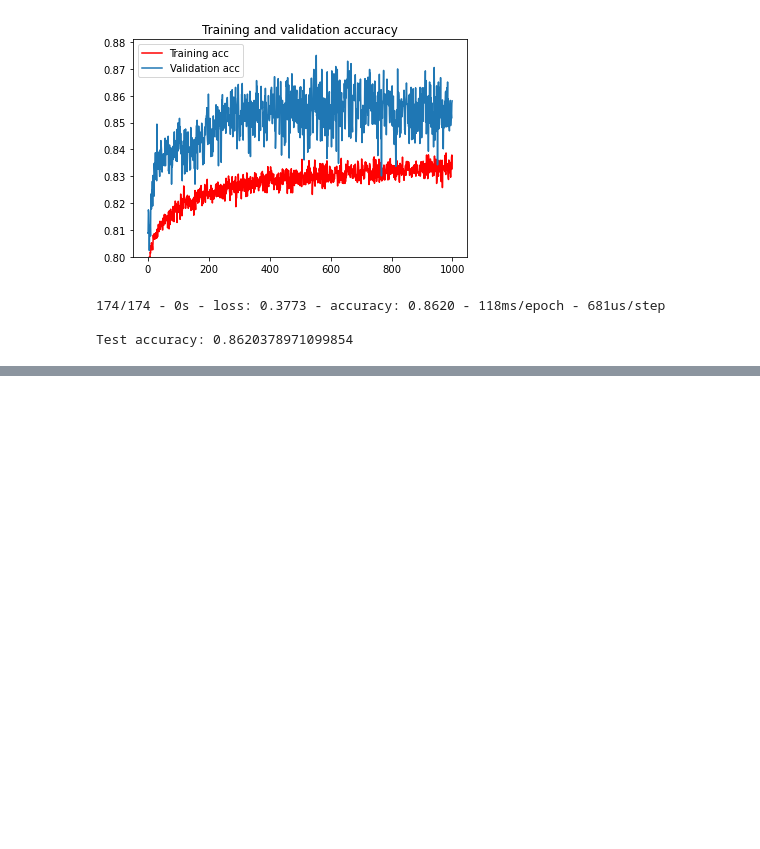
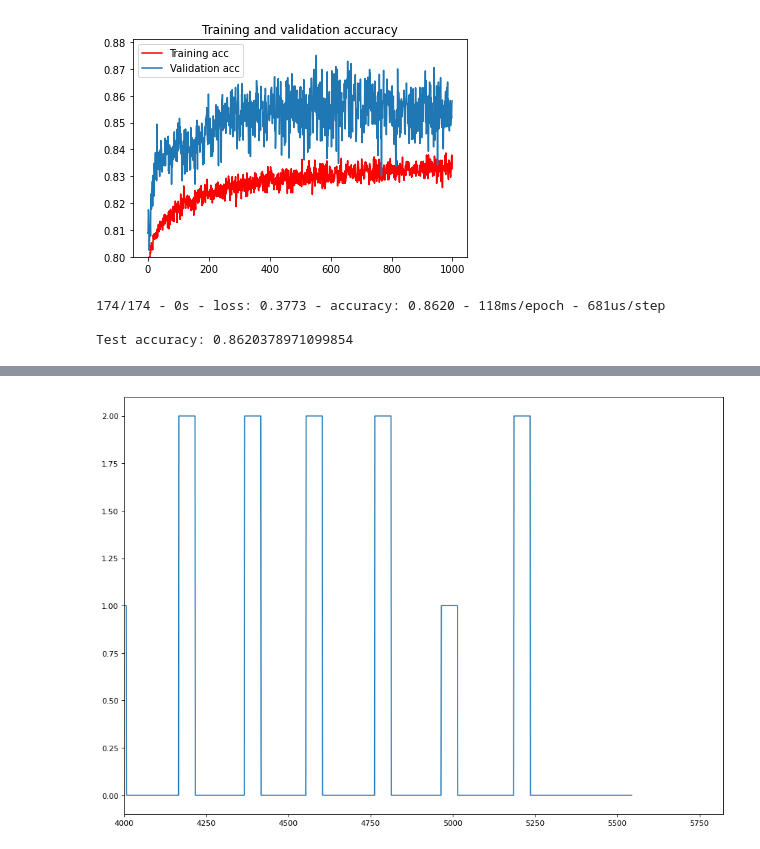
Before and after one commit to mattyhempstead/brain4, a Jupyter notebook: analysis/deep_learning.ipynb, the cells around one changed output, grey strips where cells are left out. Drawn from its saved outputs; the diff is of its cells as text; code cells hidden in the pictures; blank space fills up the shorter version.

```diff
--- a/analysis/deep_learning.ipynb
+++ b/analysis/deep_learning.ipynb
@@ -330,0 +356,9 @@ array([[4220,   86,  139],
+# %%
+# True events
+
+plt.figure(figsize=(14, 10), dpi=80)
+plt.plot(test_labels)
+plt.xlim(4000)
+plt.show()
+# %% [output]
+[figure, added]
```
Also changed, not shown: parts of 7 cells of this notebook.
